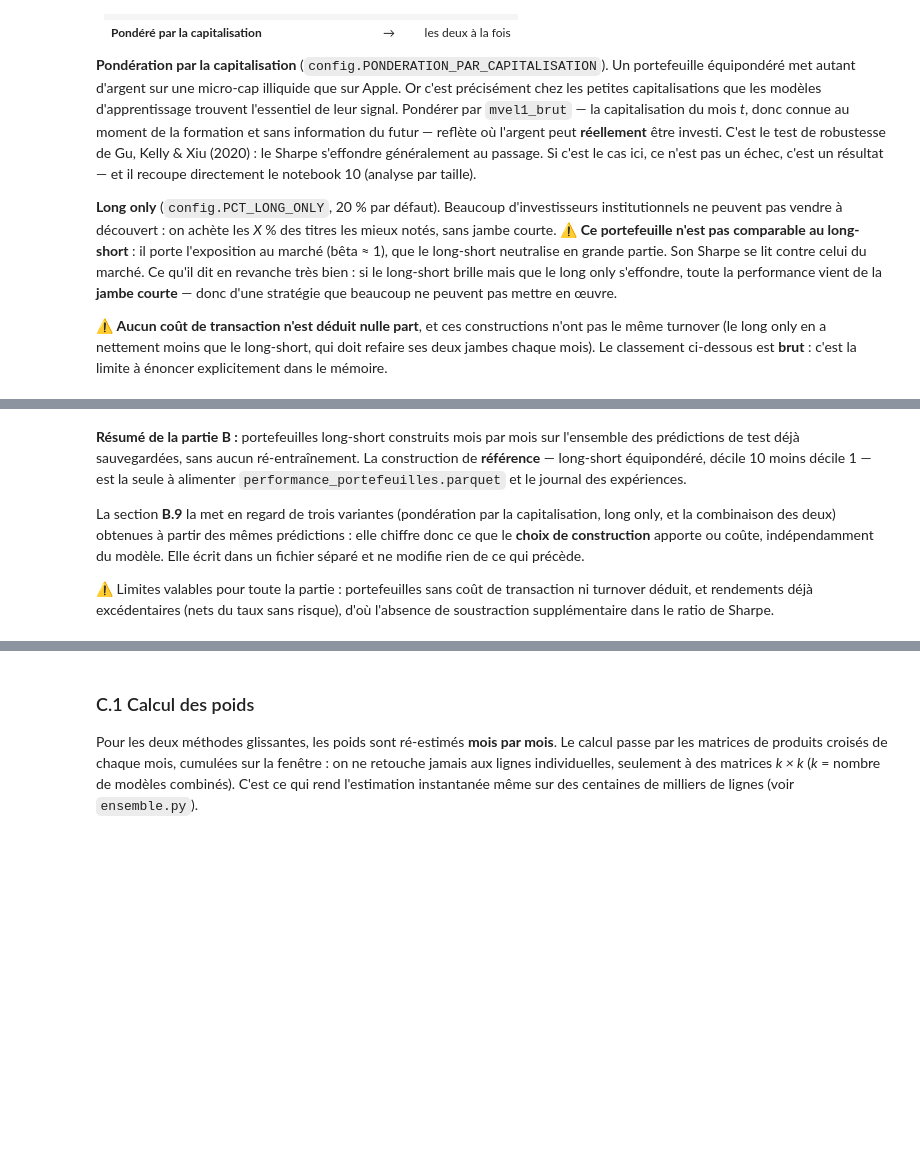
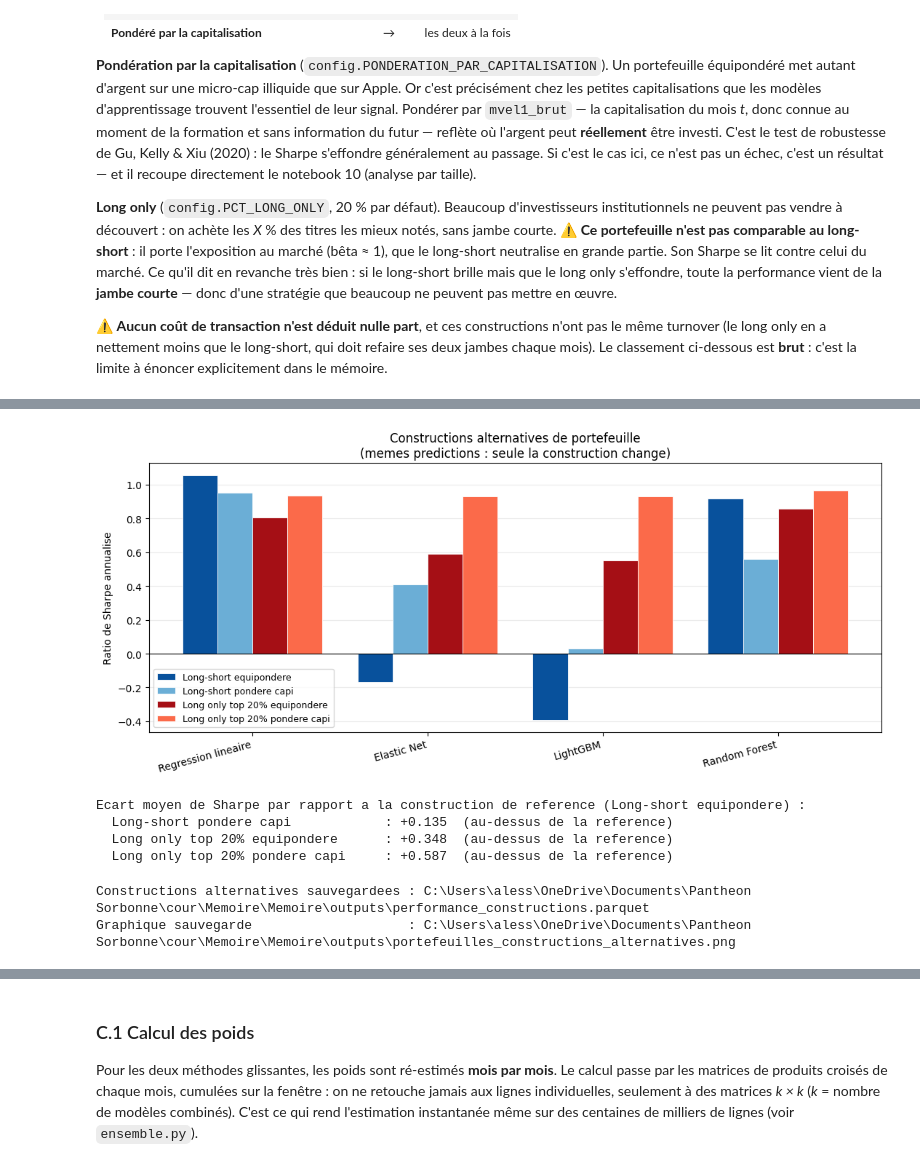
Before and after one commit to AlessioNo/Memoire, a Jupyter notebook: notebooks/08_evaluation_portefeuilles.ipynb, the cells around one changed output, grey strips where cells are left out. Drawn from its saved outputs; the diff is of its cells as text; code cells hidden in the pictures; blank space fills up the shorter version.

```diff
--- a/notebooks/08_evaluation_portefeuilles.ipynb
+++ b/notebooks/08_evaluation_portefeuilles.ipynb
@@ -160,10 +142,3 @@ linéaire simple, qui n'a justement aucune régularisation pour s'en protéger.
-# %%
-resultats['ecart_train_test'] = resultats['r2_oos_train'] - resultats['r2_oos_test']
-
-for _, ligne in resultats.iterrows():
-    print(f"{ligne['modele']:22s} -> ecart train-test : {ligne['ecart_train_test']:.4f}")
-    if ligne['ecart_train_test'] > 0.02:
-        print("   ATTENTION : ecart important, signe possible de sur-apprentissage.")
 # %% [markdown]
 ### A.4 Visualisation comparative
 # %%
@@ -629,35 +677,71 @@ performance_constructions[colonnes_alt].round(4)
 # %%
 # Le graphique qui resume la section : un groupe de barres par modele, une barre par
 # construction. C'est la figure a mettre dans le memoire pour ce point.
 tableau_sharpe = performance_constructions['sharpe_ratio'].unstack('construction')
 
-fig, ax = plt.subplots(figsize=(11, 5))
-largeur = 0.8 / len(tableau_sharpe.columns)
+TAILLE_FIGURE = (11, 5)
+
+# L'etiquette du long only depend de config.PCT_LONG_ONLY : on la reconstruit plutot que
+# de la coder en dur, sinon changer PCT_LONG_ONLY casse silencieusement l'ordre ci-dessous.
+ETIQUETTE_LONG = f"Long only top {int(round(config.PCT_LONG_ONLY * 100))}%"
+
+# Ordre voulu : les deux long-short d'abord, puis les deux long only.
+ORDRE_CONSTRUCTIONS = [
+    'Long-short equipondere',
+    'Long-short pondere capi',
+    f"{ETIQUETTE_LONG} equipondere",
+    f"{ETIQUETTE_LONG} pondere capi",
+]
+
+# Long-short = bleus (fonce -> clair), long only = rouges (fonce -> clair).
+COULEURS_CONSTRUCTIONS = {
+    'Long-short equipondere':            '#08519c',
+    'Long-short pondere capi':           '#6baed6',
+    f"{ETIQUETTE_LONG} equipondere":     '#a50f15',
+    f"{ETIQUETTE_LONG} pondere capi":    '#fb6a4a',
+}
+
+# Si PONDERATION_PAR_CAPITALISATION = False, seules 2 constructions existent : on ne garde
+# que celles reellement presentes, sans planter.
+constructions = [c for c in ORDRE_CONSTRUCTIONS if c in tableau_sharpe.columns]
+
+fig, ax = plt.subplots(figsize=TAILLE_FIGURE)
+largeur = 0.8 / len(constructions)
 positions = np.arange(len(tableau_sharpe))
-for i, construction in enumerate(tableau_sharpe.columns):
+
+for i, construction in enumerate(constructions):
     ax.bar(positions + i * largeur, tableau_sharpe[construction].values,
-           width=largeur, label=construction)
+           width=largeur, label=construction,
+           color=COULEURS_CONSTRUCTIONS[construction],
+           edgecolor='white', linewidth=0.6)
 
 ax.axhline(0, color='black', linewidth=0.8)
-ax.set_xticks(positions + largeur * (len(tableau_sharpe.columns) - 1) / 2)
+ax.set_xticks(positions + largeur * (len(constructions) - 1) / 2)
 ax.set_xticklabels(tableau_sharpe.index, rotation=15, ha='right')
 ax.set_ylabel("Ratio de Sharpe annualise")
 ax.set_title("Constructions alternatives de portefeuille\n"
              "(memes predictions : seule la construction change)", fontsize=12)
 ax.legend(fontsize=9)
 ax.grid(alpha=0.25, axis='y')
+ax.set_axisbelow(True)
 plt.tight_layout()
 plt.savefig(config.FICHIER_CONSTRUCTIONS_PNG, dpi=150)
 plt.show()
 
 REFERENCE = 'Long-short equipondere'
 print(f"Ecart moyen de Sharpe par rapport a la construction de reference ({REFERENCE}) :")
-for construction in tableau_sharpe.columns:
+for construction in constructions:
     if construction == REFERENCE:
         continue
     ecart = float((tableau_sharpe[construction] - tableau_sharpe[REFERENCE]).mean())
     signe = "au-dessus" if ecart > 0 else "en dessous"
     print(f"  {construction:34s} : {ecart:+.3f}  ({signe} de la reference)")
+# %% [output]
+[figure, added]
+Ecart moyen de Sharpe par rapport a la construction de reference (Long-short equipondere) :
+  Long-short pondere capi            : +0.135  (au-dessus de la reference)
+  Long only top 20% equipondere      : +0.348  (au-dessus de la reference)
+  Long only top 20% pondere capi     : +0.587  (au-dessus de la reference)
 # %%
 # ⚠️ Fichier SEPARE : `performance_portefeuilles.parquet` (sauvegarde en B.8) reste
 # strictement inchange, ainsi que le journal des experiences. Ces constructions alternatives
@@ -666,24 +750,6 @@ for construction in tableau_sharpe.columns:
 performance_constructions.to_parquet(config.FICHIER_PERFORMANCE_CONSTRUCTIONS)
 print("Constructions alternatives sauvegardees :", config.FICHIER_PERFORMANCE_CONSTRUCTIONS)
 print("Graphique sauvegarde                    :", config.FICHIER_CONSTRUCTIONS_PNG)
-
-meilleure = tableau_sharpe.mean().idxmax()
-print(f"\nConstruction au meilleur Sharpe MOYEN sur les {len(tableau_sharpe)} modeles : "
-      f"{meilleure}")
-print("⚠️ Ce n'est PAS une recommandation d'investissement : aucun cout de transaction n'est")
-print("   deduit, les turnovers different fortement d'une construction a l'autre, et le long")
-print("   only porte une exposition au marche que le long-short neutralise.")
+# %% [output]
+Constructions alternatives sauvegardees : C:\Users\aless\OneDrive\Documents\Pantheon Sorbonne\cour\Memoire\Memoire\outputs\performance_constructions.parquet
+Graphique sauvegarde                    : C:\Users\aless\OneDrive\Documents\Pantheon Sorbonne\cour\Memoire\Memoire\outputs\portefeuilles_constructions_alternatives.png
-# %% [markdown]
-**Résumé de la partie B :** portefeuilles long-short construits mois par mois sur
-l'ensemble des prédictions de test déjà sauvegardées, sans aucun ré-entraînement.
-La construction de **référence** — long-short équipondéré, décile 10 moins décile 1 — est la
-seule à alimenter `performance_portefeuilles.parquet` et le journal des expériences.
-
-La section **B.9** la met en regard de trois variantes (pondération par la capitalisation,
-long only, et la combinaison des deux) obtenues à partir des mêmes prédictions : elle chiffre
-donc ce que le **choix de construction** apporte ou coûte, indépendamment du modèle. Elle
-écrit dans un fichier séparé et ne modifie rien de ce qui précède.
-
-⚠️ Limites valables pour toute la partie : portefeuilles sans coût de transaction ni turnover
-déduit, et rendements déjà excédentaires (nets du taux sans risque), d'où l'absence de
-soustraction supplémentaire dans le ratio de Sharpe.
```
Also changed, not shown: parts of 44 cells of this notebook, 9 other files.
